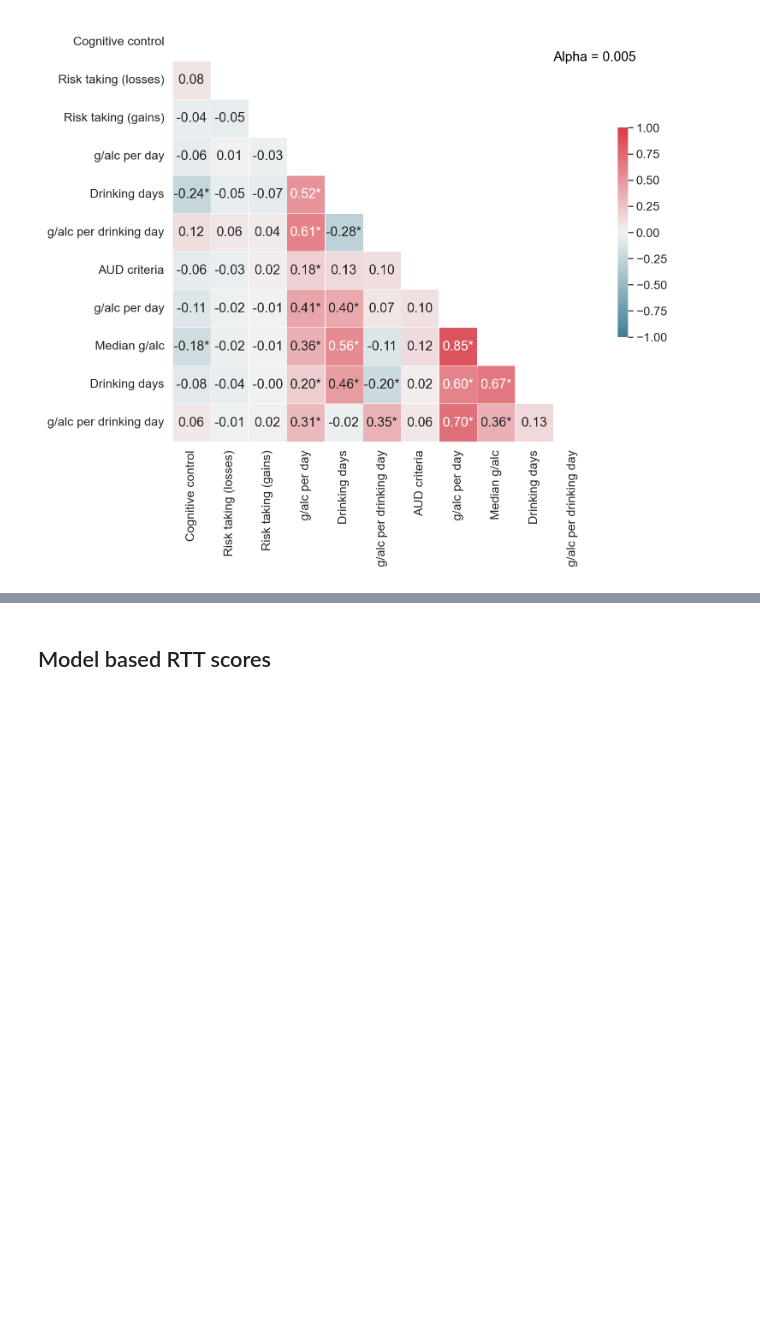
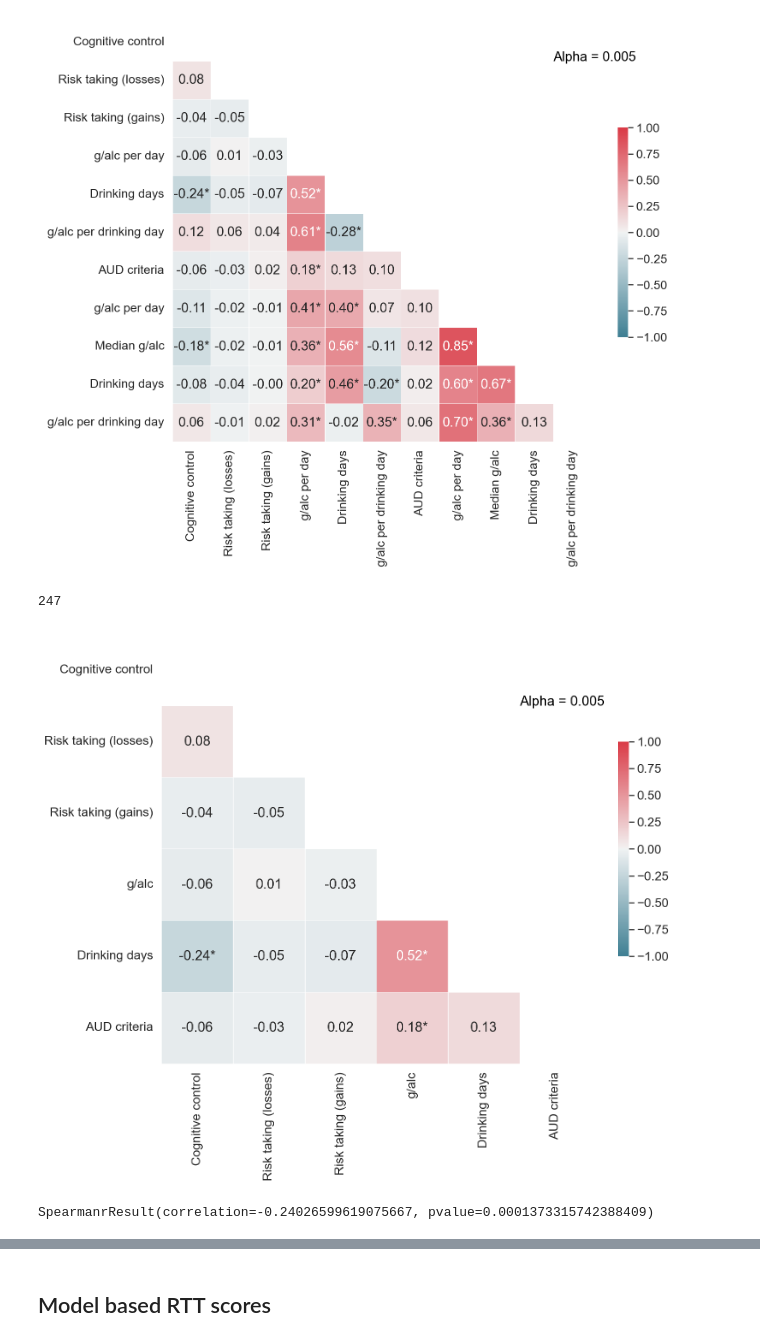
Before and after one commit to hgzech/trr265, a Jupyter notebook: notebooks/23_gbe.factor_analysis.ipynb, the cells around one changed output, grey strips where cells are left out. Cells and saved outputs as stored; diff of their text form; code cells hidden in the pictures; blank space fills up the shorter version.

```diff
--- a/notebooks/23_gbe.factor_analysis.ipynb
+++ b/notebooks/23_gbe.factor_analysis.ipynb
@@ -557,3 +571,8 @@ correlation_matrix(result, corr_func = scipy.stats.spearmanr, alpha = .005)
 # %% [output]
 247
 [figure]
+# %%
+correlation_matrix(result[result.columns[:-4]].drop(columns=["g/alc per drinking day"]), corr_func = scipy.stats.spearmanr, alpha = .005)
+# %% [output]
+247
+[figure, added]
@@ -559,0 +581,4 @@ correlation_matrix(result, corr_func = scipy.stats.spearmanr, alpha = .005)
+# %%
+spearmanr(result['Cognitive control'], result['Drinking days'])
+# %% [output]
+SpearmanrResult(correlation=-0.24026599619075667, pvalue=0.0001373315742388409)
```
Also changed, not shown: parts of 8 cells of this notebook, 30 other files.
